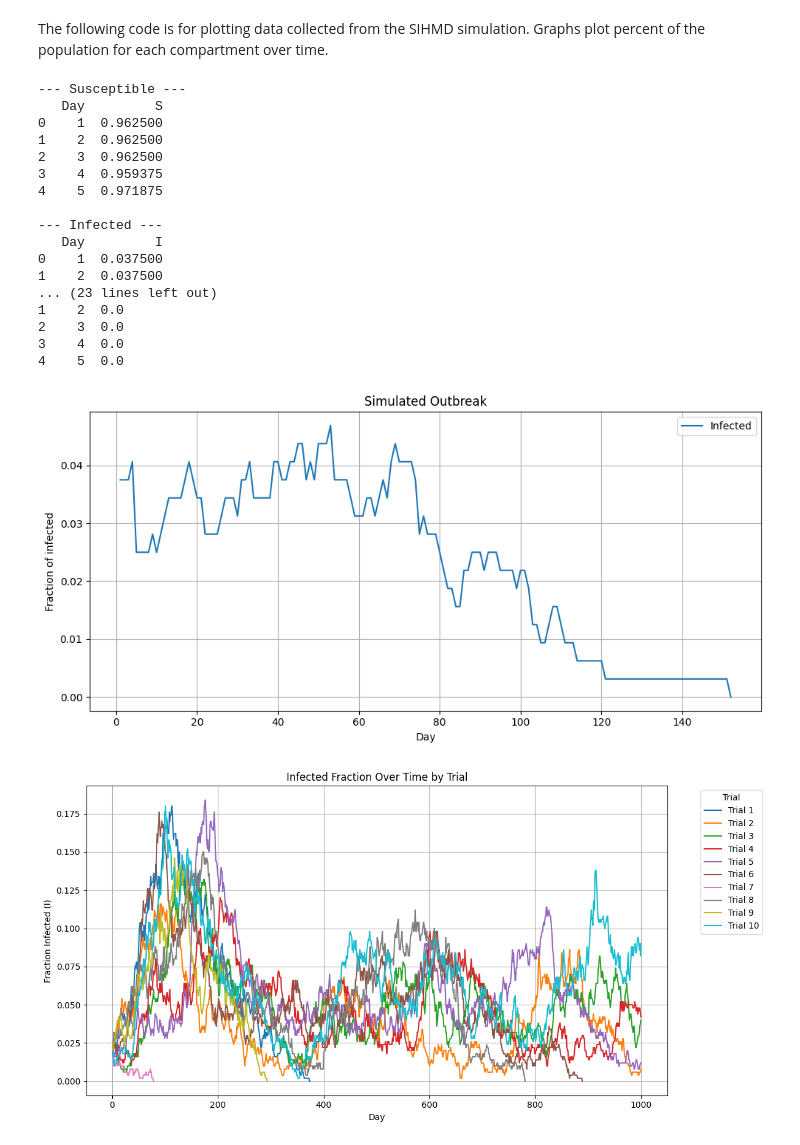
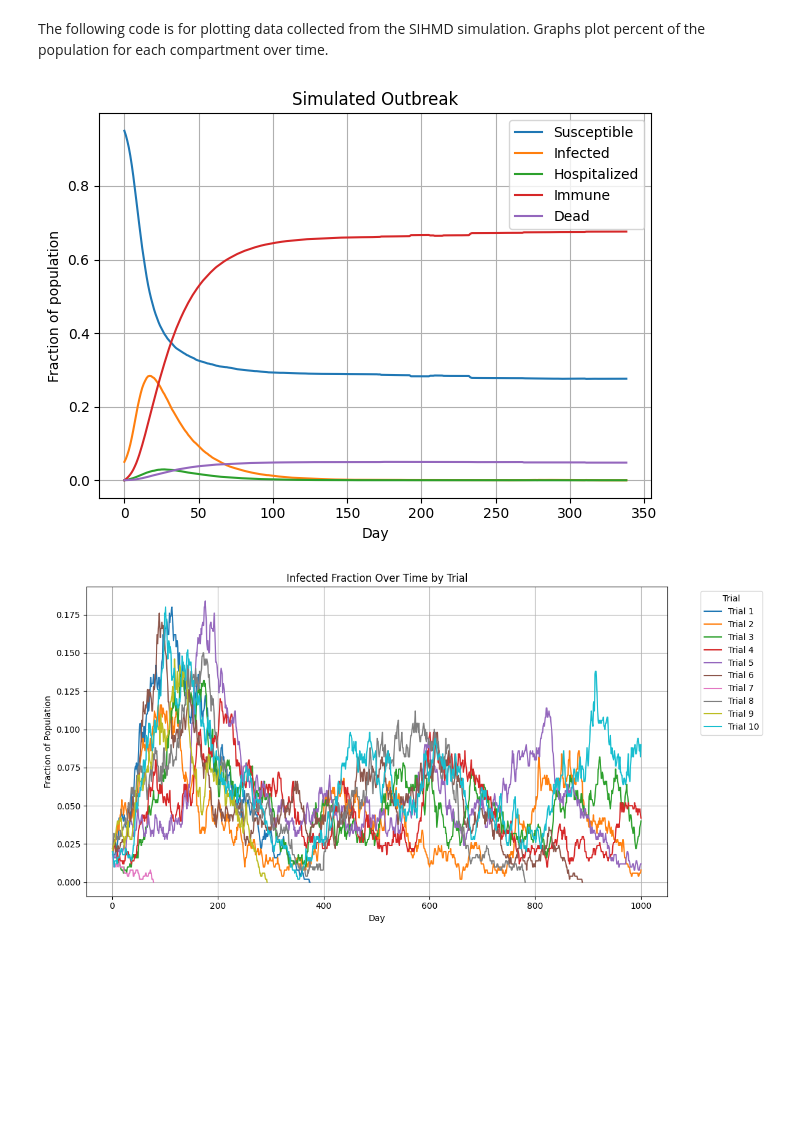
Before and after one commit to GrgAakash/Code-collection--REU-25, a Jupyter notebook: SIHMDCaseStudy/plot_sim_data.ipynb, the cells around one changed output. Cells and saved outputs as stored; diff of their text form; code cells hidden in the pictures; blank space fills up the shorter version.

Commit message:
Plotting simulations

```diff
--- a/SIHMDCaseStudy/plot_sim_data.ipynb
+++ b/SIHMDCaseStudy/plot_sim_data.ipynb
@@ -7,7 +7,7 @@ import matplotlib.pyplot as plt
 import datetime
 
 # load csv
-file_path = "C:/Users/amyyy/Downloads/sihmd_single_2025-06-18T14-17-38-329Z.csv"
+file_path = "C:/Users/amyyy/Downloads/sihmd_batch_average_2025-06-16T16-55-38-203Z (2).csv"
 
 # read csv
 sim_df = pd.read_csv(file_path)
@@ -31,39 +31,24 @@ dfs = {
 for name, sub_df in dfs.items():
     print(f"\n--- {name} ---")
     print(sub_df.head())
-# %% [output]
---- Susceptible ---
-   Day         S
-0    1  0.962500
-1    2  0.962500
-2    3  0.962500
-3    4  0.959375
-4    5  0.971875
-
---- Infected ---
-   Day         I
-0    1  0.037500
-1    2  0.037500
-... (23 lines left out)
-1    2  0.0
-2    3  0.0
-3    4  0.0
-4    5  0.0
 # %%
-plt.figure(figsize=(10,5))
+plt.plot(sim_df['Day'], sim_df['S'], label='Susceptible')
 plt.plot(sim_df['Day'], sim_df['I'], label='Infected')
+plt.plot(sim_df['Day'], sim_df['H'], label='Hospitalized')
+plt.plot(sim_df['Day'], sim_df['M'], label='Immune')
+plt.plot(sim_df['Day'], sim_df['D'], label='Dead')
 
 
 plt.xlabel('Day')
-plt.ylabel('Fraction of infected')
+plt.ylabel('Fraction of population')
 plt.legend(loc = 'best')
 plt.title('Simulated Outbreak')
 plt.grid()
 plt.tight_layout()
 
 plt.show()
 # %% [output]
-[figure, old version]
+[figure, new version]
 # %%
 import io
 import pandas as pd
```
Also changed, not shown: parts of 4 cells of this notebook, 10 other files.
